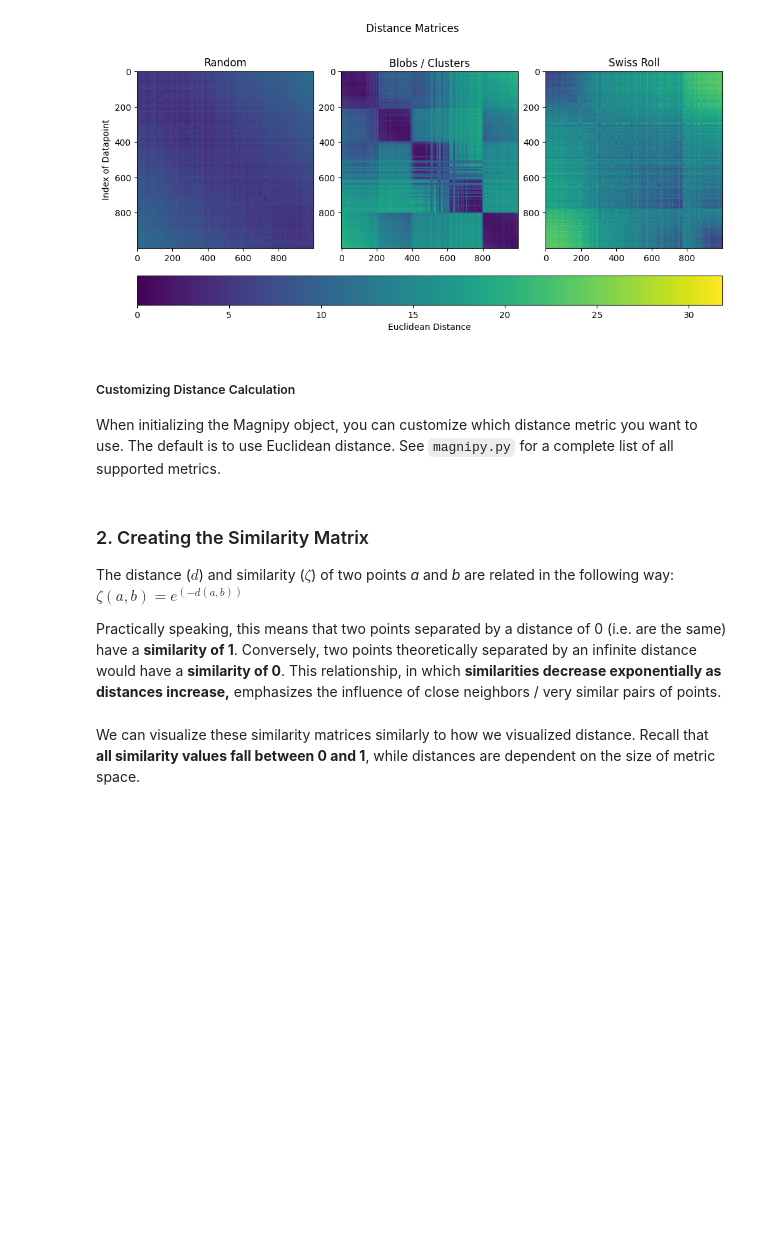
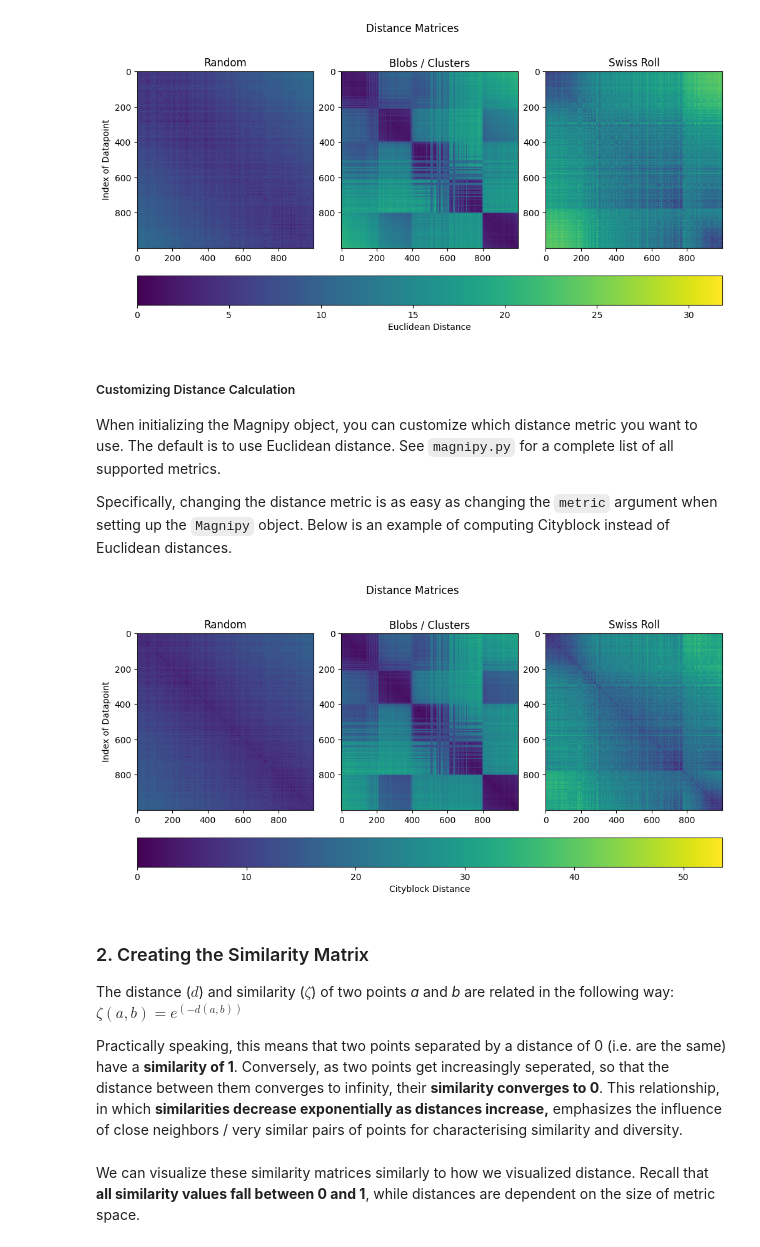
Before and after one commit to aidos-lab/magnipy, a Jupyter notebook: notebooks/magnipy_tutorial.ipynb, the cells around one changed output. Saved outputs shown, nothing was run; the diff lists cells and outputs as text; code cells hidden in the pictures; blank space fills up the shorter version.

Commit message:
Adjusted magnipy tutorial

```diff
--- a/notebooks/magnipy_tutorial.ipynb
+++ b/notebooks/magnipy_tutorial.ipynb
@@ -94,12 +92,23 @@ plot_matrix_heatmaps([rando_dist, blob_dist, swiss_dist], distance=True)
 ##### Customizing Distance Calculation
 
 When initializing the Magnipy object, you can customize which distance metric you want to use. The default is to use Euclidean distance. See `magnipy.py` for a complete list of all supported metrics.
+
+Specifically, changing the distance metric is as easy as changing the `metric` argument when setting up the `Magnipy` object. Below is an example of computing Cityblock instead of Euclidean distances.
+# %%
+rando1 = Magnipy(rando_data, name='Random', metric='cityblock')
+blobs1 = Magnipy(blobs_data, name='Clustered/Blobs', metric='cityblock')
+swiss_roll1 = Magnipy(sr_data, name='Swiss Roll', metric='cityblock')
+mags_l1 = [rando1, blobs1, swiss_roll1]
+l1_distances = [Mag.get_dist() for Mag in mags_l1]
+plot_matrix_heatmaps(l1_distances, distance=True, metric ="Cityblock Distance")
+# %% [output]
+[figure, added]
 # %% [markdown]
 ### 2. Creating the Similarity Matrix
 
 The distance ($d$) and similarity ($\zeta$) of two points _a_ and _b_ are related in the following way: $\zeta(a, b) = e^{(-d(a,b))}$
 
-Practically speaking, this means that two points separated by a distance of 0 (i.e. are the same) have a **similarity of 1**. Conversely, two points theoretically separated by an infinite distance would have a **similarity of 0**. This relationship, in which **similarities decrease exponentially as distances increase,** emphasizes the influence of close neighbors / very similar pairs of points.
+Practically speaking, this means that two points separated by a distance of 0 (i.e. are the same) have a **similarity of 1**. Conversely, as two points get increasingly seperated, so that the distance between them converges to infinity, their **similarity converges to 0**. This relationship, in which **similarities decrease exponentially as distances increase,** emphasizes the influence of close neighbors / very similar pairs of points for characterising similarity and diversity.
 # %%
 # Computing similarity matrices
 rando_sim = rando.get_similarity_matrix()
```
Also changed, not shown: parts of 10 cells of this notebook, 1 other file.
